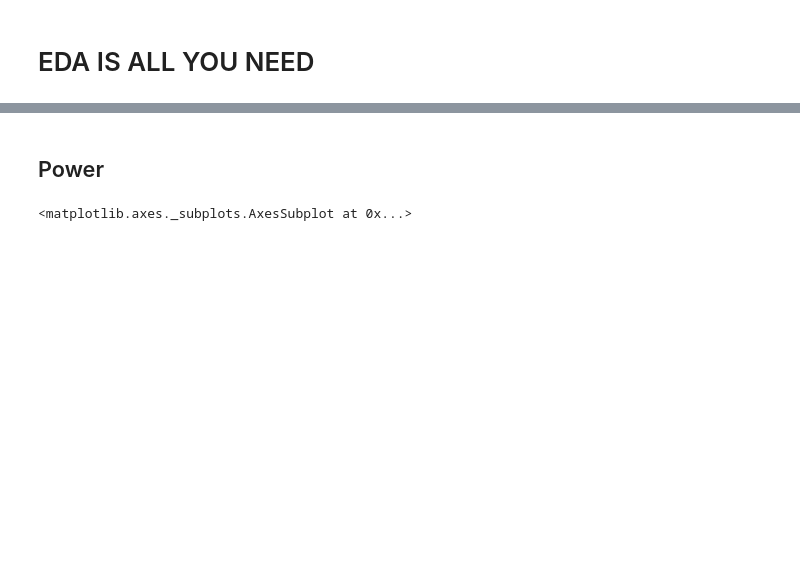
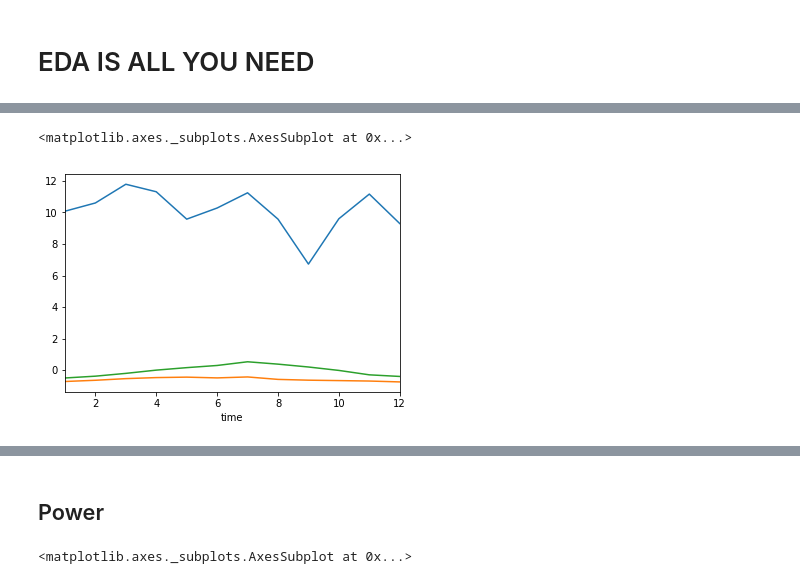
Before and after one commit to EvilPsyCHo/competition, a Jupyter notebook: gngf/notebook/EDA IS ALL YOU NEED.ipynb, the cells around one changed output, grey strips where cells are left out. Cells and saved outputs as stored; diff of their text form; code cells hidden in the pictures; blank space fills up the shorter version.

```diff
--- a/gngf/notebook/EDA IS ALL YOU NEED.ipynb
+++ b/gngf/notebook/EDA IS ALL YOU NEED.ipynb
@@ -32,0 +105,8 @@ test  set from 2018-04-30 to 2018-08-31
+# %%
+d=dataset[3][dataset[3].id.isnull()]
+d.groupby(d.time.dt.month)['power'].mean().plot()
+d.groupby(d.time.dt.month)['irr'].mean().plot()
+d.groupby(d.time.dt.month)['temp'].mean().plot()
+# %% [output]
+<matplotlib.axes._subplots.AxesSubplot at 0x...>
+[figure, added]
```
Also changed, not shown: parts of 73 cells of this notebook, 6 other files.
